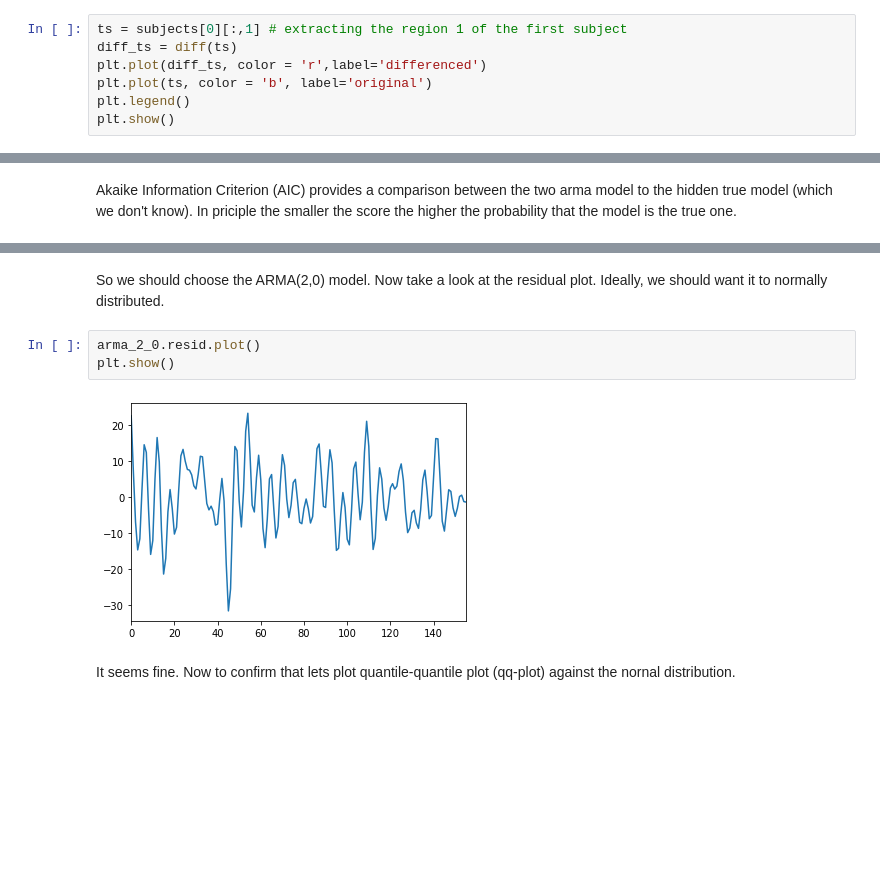
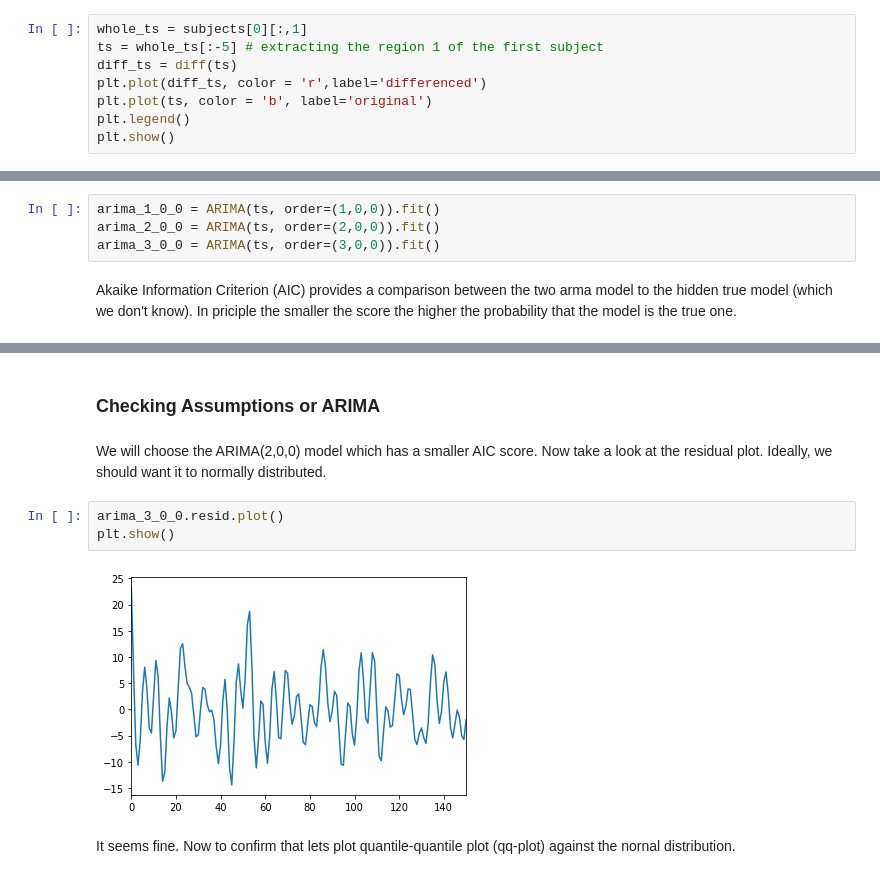
Before and after one commit to DylanYang7225/FMRI-Analysis, a Jupyter notebook: time_series_EDA.ipynb, the cells around one changed output, grey strips where cells are left out. Saved outputs shown, nothing was run; the diff lists cells and outputs as text; blank space fills up the shorter version.

```diff
--- a/time_series_EDA.ipynb
+++ b/time_series_EDA.ipynb
@@ -176,5 +198,6 @@ Now we have a problem. The autocorrelation quickly steps into far negative zone
 # %%
-ts = subjects[0][:,1] # extracting the region 1 of the first subject
+whole_ts = subjects[0][:,1]
+ts = whole_ts[:-5] # extracting the region 1 of the first subject
 diff_ts = diff(ts)
 plt.plot(diff_ts, color = 'r',label='differenced')
 plt.plot(ts, color = 'b', label='original')
@@ -237,2 +241,6 @@ arma_1_0 = ARMA(ts, (1,0)).fit()
+# %%
+arima_1_0_0 = ARIMA(ts, order=(1,0,0)).fit()
+arima_2_0_0 = ARIMA(ts, order=(2,0,0)).fit()
+arima_3_0_0 = ARIMA(ts, order=(3,0,0)).fit()
 # %% [markdown]
 Akaike Information Criterion (AIC) provides a comparison between the two arma model to the hidden true model (which we don't know). In priciple the smaller the score the higher the probability that the model is the true one.
@@ -243,10 +255,12 @@ print(arma_2_0.aic, arma_1_0.aic)
+# %% [markdown]
+### Checking Assumptions or ARIMA
 # %% [markdown]
-So we should choose the ARMA(2,0) model. Now take a look at the residual plot. Ideally, we should want it to normally distributed.
+We will choose the ARIMA(2,0,0) model which has a smaller AIC score. Now take a look at the residual plot. Ideally, we should want it to normally distributed.
 # %%
-arma_2_0.resid.plot()
+arima_3_0_0.resid.plot()
 plt.show()
 # %% [output]
-[figure, old version]
+[figure, new version]
 # %% [markdown]
 It seems fine. Now to confirm that lets plot quantile-quantile plot (qq-plot) against the nornal distribution.
 # %%
```
Also changed, not shown: parts of 35 cells of this notebook.
